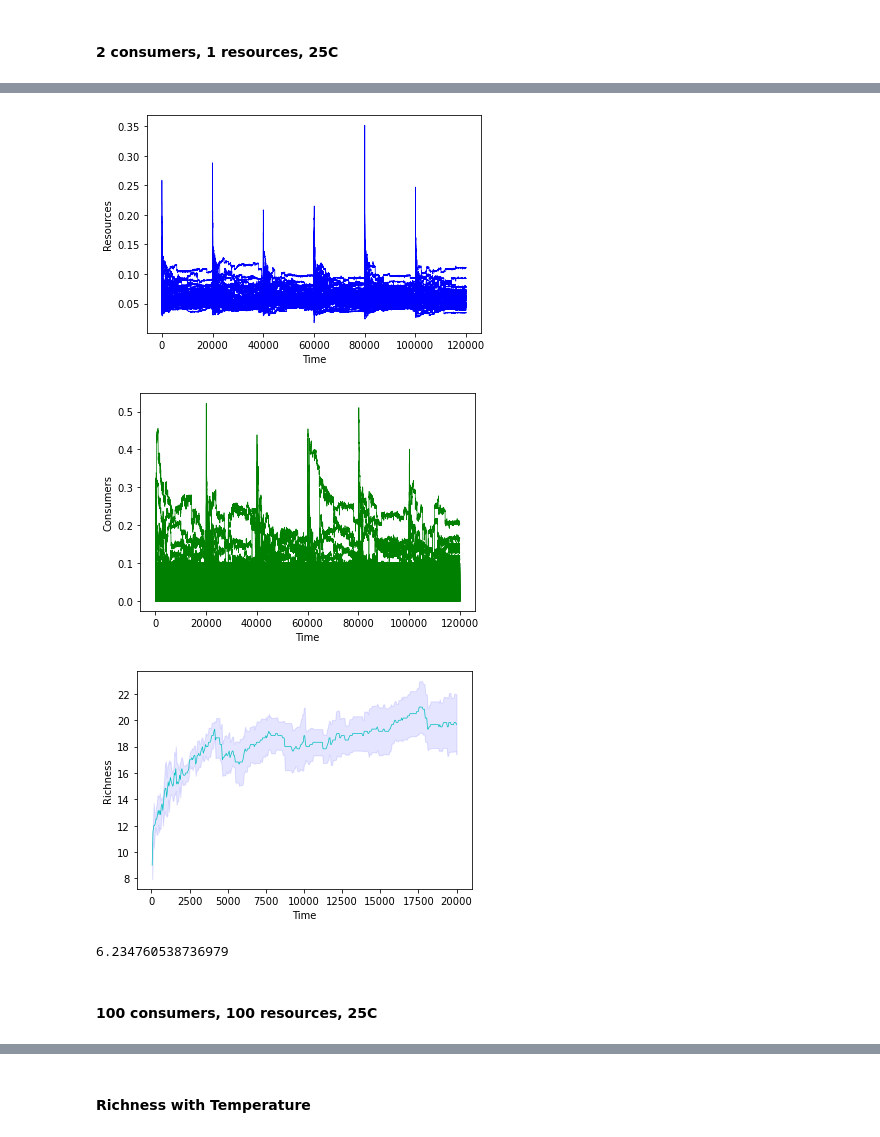
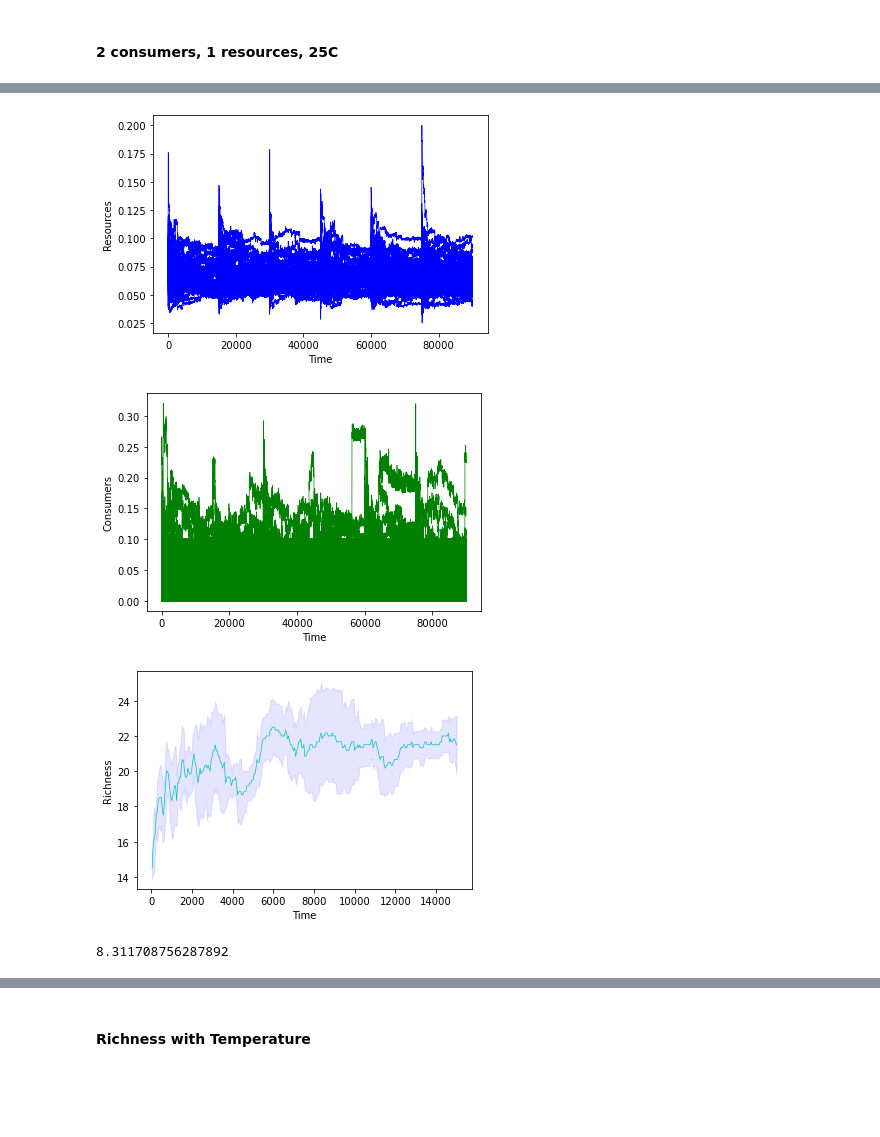
Before and after one commit to DaniDuan/CMEEProject, a Jupyter notebook: code/temp_microbial_CUE.ipynb, the cells around one changed output, grey strips where cells are left out. Cells and saved outputs as stored; diff of their text form; code cells hidden in the pictures; blank space fills up the shorter version.

```diff
--- a/code/temp_microbial_CUE.ipynb
+++ b/code/temp_microbial_CUE.ipynb
@@ -293,36 +453,37 @@ plot_con_res_CUE(t_fin, N, M, T, Tref, Ma, ass, tv, x0, Ea_D, typ, K)
 # %%
 import time
 start = time.time()
 
 from plots import plot_con_res_CUE
 import numpy as np
 
 ########## Setting Parameters ###########
 N = 50 # Number of consumers
 M = 50 # Number of resources
 
 # Temperature params
 T = 273.15 + 25 # Temperature
 Tref = 273.15 # Reference temperature Kelvin, 0 degrees C
 Ma = 1 # Mass
 Ea_D = np.repeat(3.5,N) # Deactivation energy
+Ea_diff = 0.6
+lf = 0.4 # Leakage
+p_value = 1 # External input resource concentration
 
 # Assembly
 ass = 6 # Assembly times at each temperature
-tv = 400 # immigration times inside one assembly
+tv = 300 # immigration times inside one assembly
 t_fin = 50 # Number of time steps for each temperature
 x0 = np.concatenate((np.full([N], (0.1)),np.full([M], (0.1)))) # Starting concentration for resources and consumers
 typ = 1 # Functional response, Type I or II
 K = 0.5 # Half saturation constant for Monod equation(Type II)
 
 ########## Running Model ###########
-plot_con_res_CUE(t_fin, N, M, T, Tref, Ma, ass, tv, x0, Ea_D, typ, K)
+plot_con_res_CUE(t_fin, N, M, T, Tref, Ma, ass, tv, x0, Ea_D, Ea_diff, lf, p_value, typ, K)
 
 print((time.time() - start)/60)
 # %% [output]
-[figure, old version]
+[figure, new version]
-[figure, old version]
+[figure, new version]
-[figure, old version]
+[figure, new version]
-6.234760538736979
+8.311708756287892
-# %% [markdown]
-#### 100 consumers, 100 resources, 25C
```
Also changed, not shown: parts of 39 cells of this notebook, 14 other files.
